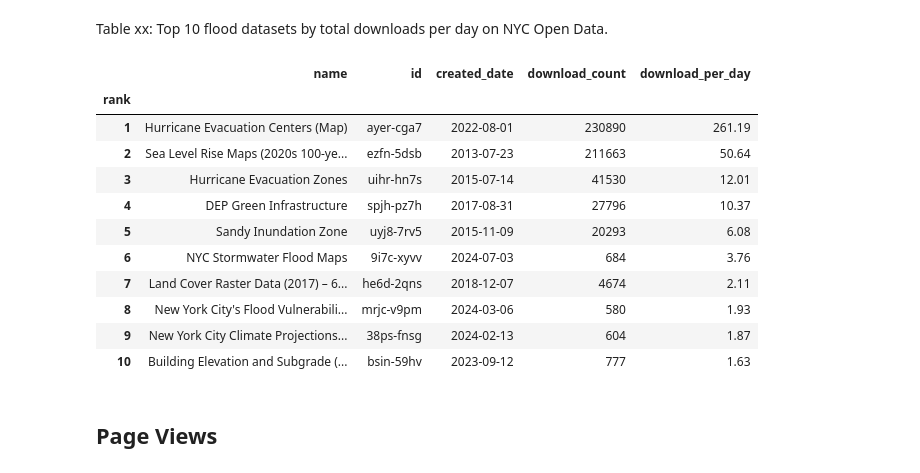
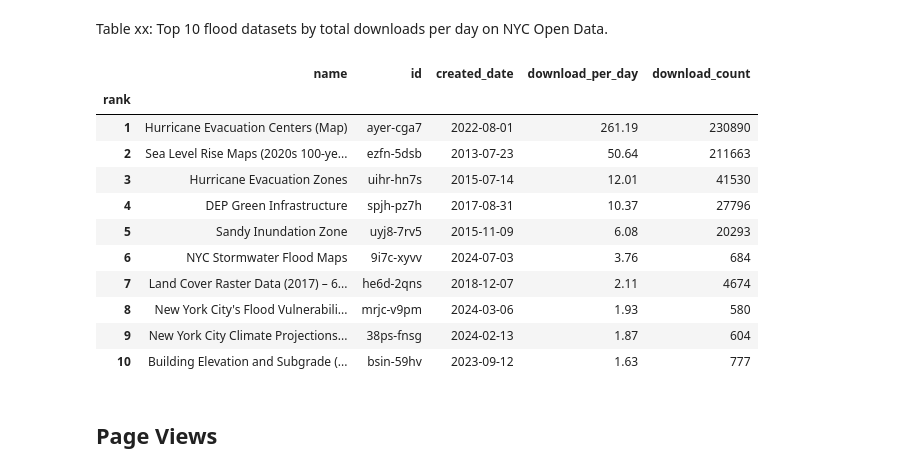
Before and after one commit to mebauer/nyc-flood-data, a Jupyter notebook: notebooks/analysis.ipynb, the cells around one changed output. Saved outputs shown, nothing was run; the diff lists cells and outputs as text; code cells hidden in the pictures.

```diff
--- a/notebooks/analysis.ipynb
+++ b/notebooks/analysis.ipynb
@@ -388,25 +388,25 @@ Table xx: Top 10 flood datasets by total downloads per day on NYC Open Data.
 # %%
 cols = [
     'name', 'id', 'created_date',
-    'download_count', 'download_per_day'
+    'download_per_day', 'download_count'
 ]
 
 downloads_day = table(df, sort_by='download_per_day', columns=cols)
 
 downloads_day
 # %% [output]
-|  | name | id | created_date | download_count | download_per_day |
+|  | name | id | created_date | download_per_day | download_count |
 | rank |  |  |  |  |  |
-| 1 | Hurricane Evacuation Centers (Map) | ayer-cga7 | 2022-08-01 | 230890 | 261.19 |
-| 2 | Sea Level Rise Maps (2020s 100-ye... | ezfn-5dsb | 2013-07-23 | 211663 | 50.64 |
-| 3 | Hurricane Evacuation Zones | uihr-hn7s | 2015-07-14 | 41530 | 12.01 |
-| 4 | DEP Green Infrastructure | spjh-pz7h | 2017-08-31 | 27796 | 10.37 |
-| 5 | Sandy Inundation Zone | uyj8-7rv5 | 2015-11-09 | 20293 | 6.08 |
-| 6 | NYC Stormwater Flood Maps | 9i7c-xyvv | 2024-07-03 | 684 | 3.76 |
-| 7 | Land Cover Raster Data (2017) – 6... | he6d-2qns | 2018-12-07 | 4674 | 2.11 |
-| 8 | New York City's Flood Vulnerabili... | mrjc-v9pm | 2024-03-06 | 580 | 1.93 |
-| 9 | New York City Climate Projections... | 38ps-fnsg | 2024-02-13 | 604 | 1.87 |
-| 10 | Building Elevation and Subgrade (... | bsin-59hv | 2023-09-12 | 777 | 1.63 |
+| 1 | Hurricane Evacuation Centers (Map) | ayer-cga7 | 2022-08-01 | 261.19 | 230890 |
+| 2 | Sea Level Rise Maps (2020s 100-ye... | ezfn-5dsb | 2013-07-23 | 50.64 | 211663 |
+| 3 | Hurricane Evacuation Zones | uihr-hn7s | 2015-07-14 | 12.01 | 41530 |
+| 4 | DEP Green Infrastructure | spjh-pz7h | 2017-08-31 | 10.37 | 27796 |
+| 5 | Sandy Inundation Zone | uyj8-7rv5 | 2015-11-09 | 6.08 | 20293 |
+| 6 | NYC Stormwater Flood Maps | 9i7c-xyvv | 2024-07-03 | 3.76 | 684 |
+| 7 | Land Cover Raster Data (2017) – 6... | he6d-2qns | 2018-12-07 | 2.11 | 4674 |
+| 8 | New York City's Flood Vulnerabili... | mrjc-v9pm | 2024-03-06 | 1.93 | 580 |
+| 9 | New York City Climate Projections... | 38ps-fnsg | 2024-02-13 | 1.87 | 604 |
+| 10 | Building Elevation and Subgrade (... | bsin-59hv | 2023-09-12 | 1.63 | 777 |
 # %% [markdown]
 ## Page Views
 # %% [markdown]
```
Also changed, not shown: parts of 4 cells of this notebook, 1 other file.
